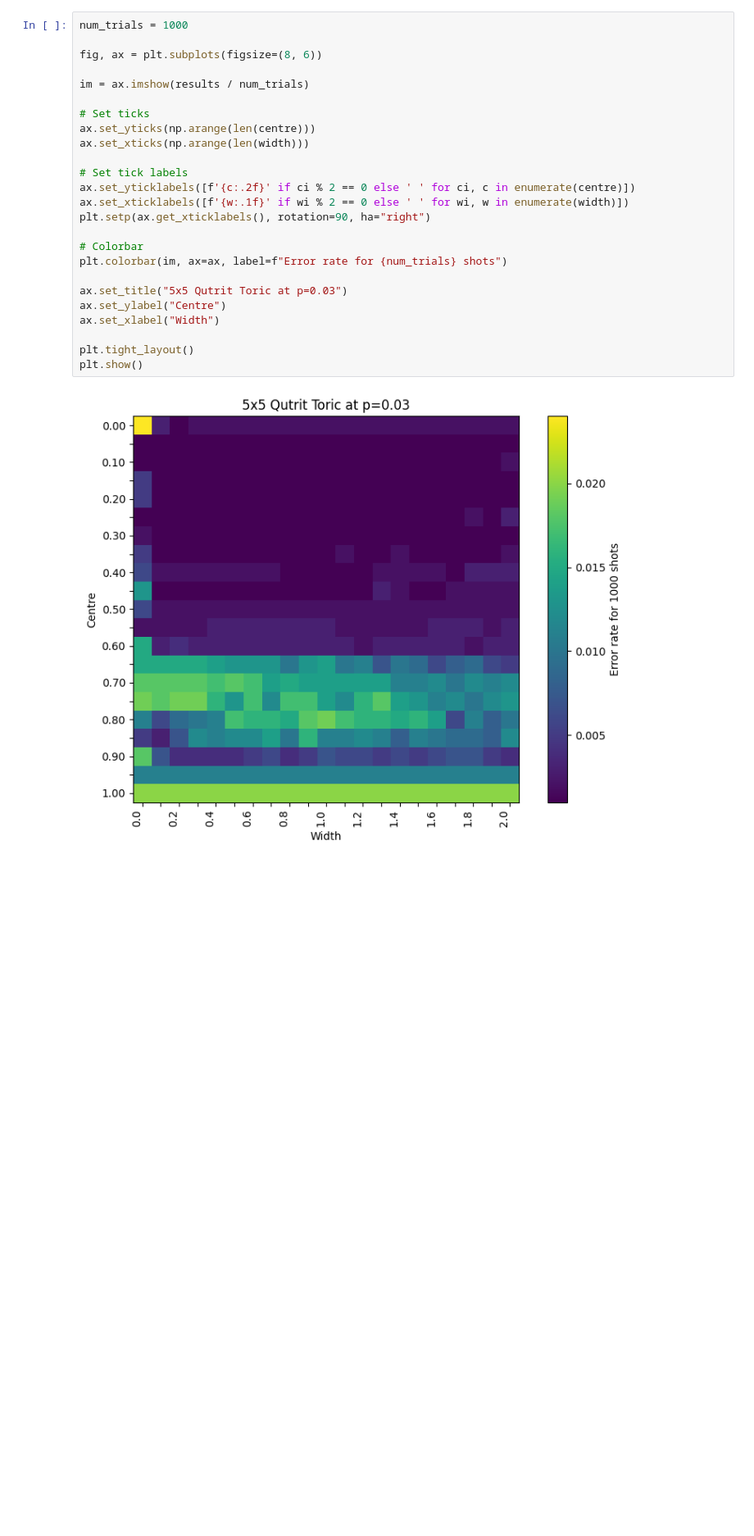
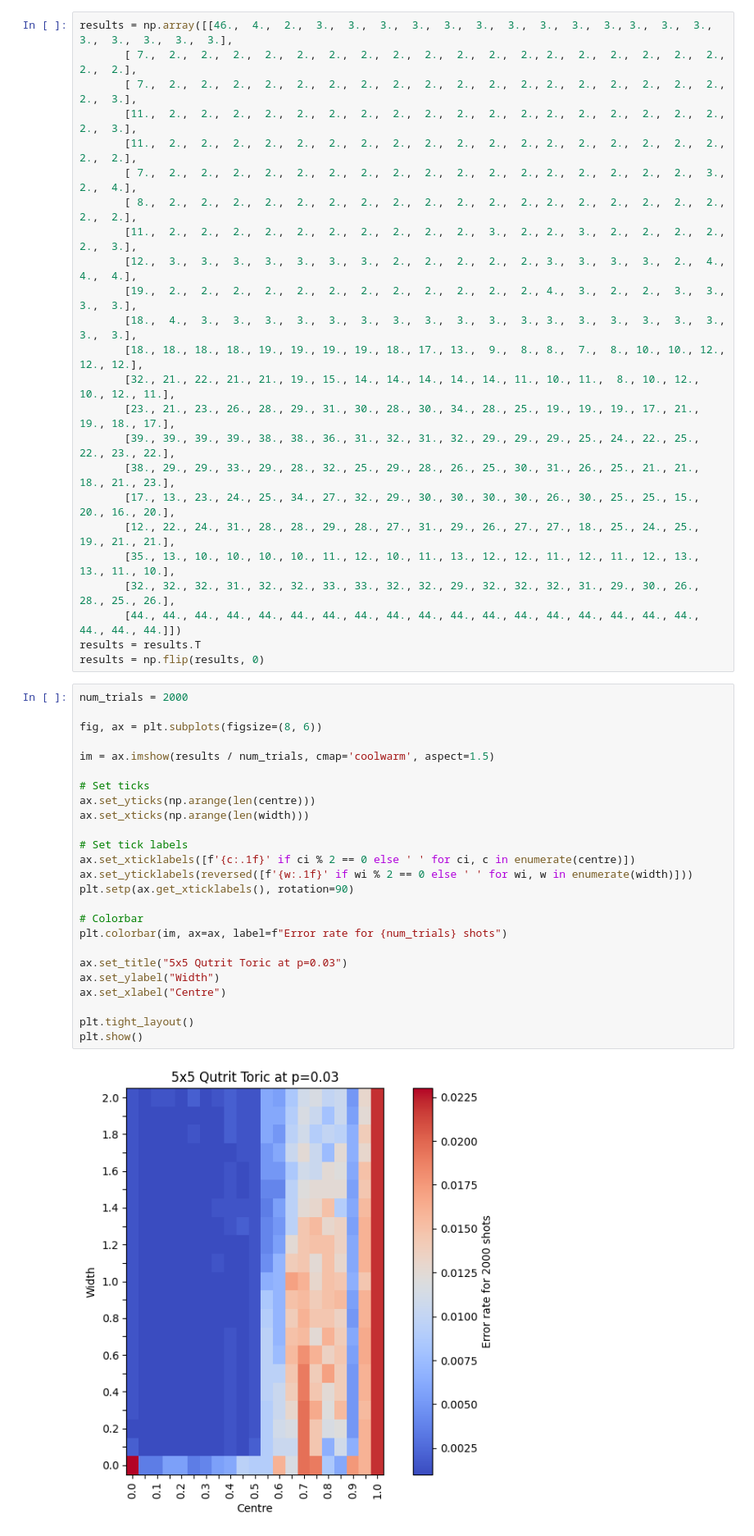
Before and after one commit to e-kneip/bbqudit, a Jupyter notebook: bbq/notebooks/circuit_level/poster.ipynb, the cells around one changed output. Shown at 82% size. Cells and saved outputs as stored; diff of their text form; blank space fills up the shorter version.

```diff
--- a/bbq/notebooks/circuit_level/poster.ipynb
+++ b/bbq/notebooks/circuit_level/poster.ipynb
@@ -180,27 +303,51 @@ results = np.array([[24.,  3.,  1.,  2.,  2.,  2.,  2.,  2.,  2.,  2.,  2.,  2.,
+# %%
+results = np.array([[46.,  4.,  2.,  3.,  3.,  3.,  3.,  3.,  3.,  3.,  3.,  3.,  3., 3.,  3.,  3.,  3.,  3.,  3.,  3.,  3.],
+       [ 7.,  2.,  2.,  2.,  2.,  2.,  2.,  2.,  2.,  2.,  2.,  2.,  2., 2.,  2.,  2.,  2.,  2.,  2.,  2.,  2.],
+       [ 7.,  2.,  2.,  2.,  2.,  2.,  2.,  2.,  2.,  2.,  2.,  2.,  2., 2.,  2.,  2.,  2.,  2.,  2.,  2.,  3.],
+       [11.,  2.,  2.,  2.,  2.,  2.,  2.,  2.,  2.,  2.,  2.,  2.,  2., 2.,  2.,  2.,  2.,  2.,  2.,  2.,  3.],
+       [11.,  2.,  2.,  2.,  2.,  2.,  2.,  2.,  2.,  2.,  2.,  2.,  2., 2.,  2.,  2.,  2.,  2.,  2.,  2.,  2.],
+       [ 7.,  2.,  2.,  2.,  2.,  2.,  2.,  2.,  2.,  2.,  2.,  2.,  2., 2.,  2.,  2.,  2.,  2.,  3.,  2.,  4.],
+       [ 8.,  2.,  2.,  2.,  2.,  2.,  2.,  2.,  2.,  2.,  2.,  2.,  2., 2.,  2.,  2.,  2.,  2.,  2.,  2.,  2.],
+       [11.,  2.,  2.,  2.,  2.,  2.,  2.,  2.,  2.,  2.,  2.,  3.,  2., 2.,  3.,  2.,  2.,  2.,  2.,  2.,  3.],
+       [12.,  3.,  3.,  3.,  3.,  3.,  3.,  3.,  2.,  2.,  2.,  2.,  2., 3.,  3.,  3.,  3.,  2.,  4.,  4.,  4.],
+       [19.,  2.,  2.,  2.,  2.,  2.,  2.,  2.,  2.,  2.,  2.,  2.,  2., 4.,  3.,  2.,  2.,  3.,  3.,  3.,  3.],
+       [18.,  4.,  3.,  3.,  3.,  3.,  3.,  3.,  3.,  3.,  3.,  3.,  3., 3.,  3.,  3.,  3.,  3.,  3.,  3.,  3.],
+       [18., 18., 18., 18., 19., 19., 19., 19., 18., 17., 13.,  9.,  8., 8.,  7.,  8., 10., 10., 12., 12., 12.],
+       [32., 21., 22., 21., 21., 19., 15., 14., 14., 14., 14., 14., 11., 10., 11.,  8., 10., 12., 10., 12., 11.],
+       [23., 21., 23., 26., 28., 29., 31., 30., 28., 30., 34., 28., 25., 19., 19., 19., 17., 21., 19., 18., 17.],
+       [39., 39., 39., 39., 38., 38., 36., 31., 32., 31., 32., 29., 29., 29., 25., 24., 22., 25., 22., 23., 22.],
+       [38., 29., 29., 33., 29., 28., 32., 25., 29., 28., 26., 25., 30., 31., 26., 25., 21., 21., 18., 21., 23.],
+       [17., 13., 23., 24., 25., 34., 27., 32., 29., 30., 30., 30., 30., 26., 30., 25., 25., 15., 20., 16., 20.],
+       [12., 22., 24., 31., 28., 28., 29., 28., 27., 31., 29., 26., 27., 27., 18., 25., 24., 25., 19., 21., 21.],
+       [35., 13., 10., 10., 10., 10., 11., 12., 10., 11., 13., 12., 12., 11., 12., 11., 12., 13., 13., 11., 10.],
+       [32., 32., 32., 31., 32., 32., 33., 33., 32., 32., 29., 32., 32., 32., 31., 29., 30., 26., 28., 25., 26.],
+       [44., 44., 44., 44., 44., 44., 44., 44., 44., 44., 44., 44., 44., 44., 44., 44., 44., 44., 44., 44., 44.]])
+results = results.T
+results = np.flip(results, 0)
 # %%
-num_trials = 1000
+num_trials = 2000
 
 fig, ax = plt.subplots(figsize=(8, 6))
 
-im = ax.imshow(results / num_trials)
+im = ax.imshow(results / num_trials, cmap='coolwarm', aspect=1.5)
 
 # Set ticks
 ax.set_yticks(np.arange(len(centre)))
 ax.set_xticks(np.arange(len(width)))
 
 # Set tick labels
-ax.set_yticklabels([f'{c:.2f}' if ci % 2 == 0 else ' ' for ci, c in enumerate(centre)])
-ax.set_xticklabels([f'{w:.1f}' if wi % 2 == 0 else ' ' for wi, w in enumerate(width)])
-plt.setp(ax.get_xticklabels(), rotation=90, ha="right")
+ax.set_xticklabels([f'{c:.1f}' if ci % 2 == 0 else ' ' for ci, c in enumerate(centre)])
+ax.set_yticklabels(reversed([f'{w:.1f}' if wi % 2 == 0 else ' ' for wi, w in enumerate(width)]))
+plt.setp(ax.get_xticklabels(), rotation=90)
 
 # Colorbar
 plt.colorbar(im, ax=ax, label=f"Error rate for {num_trials} shots")
 
 ax.set_title("5x5 Qutrit Toric at p=0.03")
-ax.set_ylabel("Centre")
-ax.set_xlabel("Width")
+ax.set_ylabel("Width")
+ax.set_xlabel("Centre")
 
 plt.tight_layout()
 plt.show()
 # %% [output]
-[figure, old version]
+[figure, new version]
```
Also changed, not shown: parts of 35 cells of this notebook, 1 other file.
